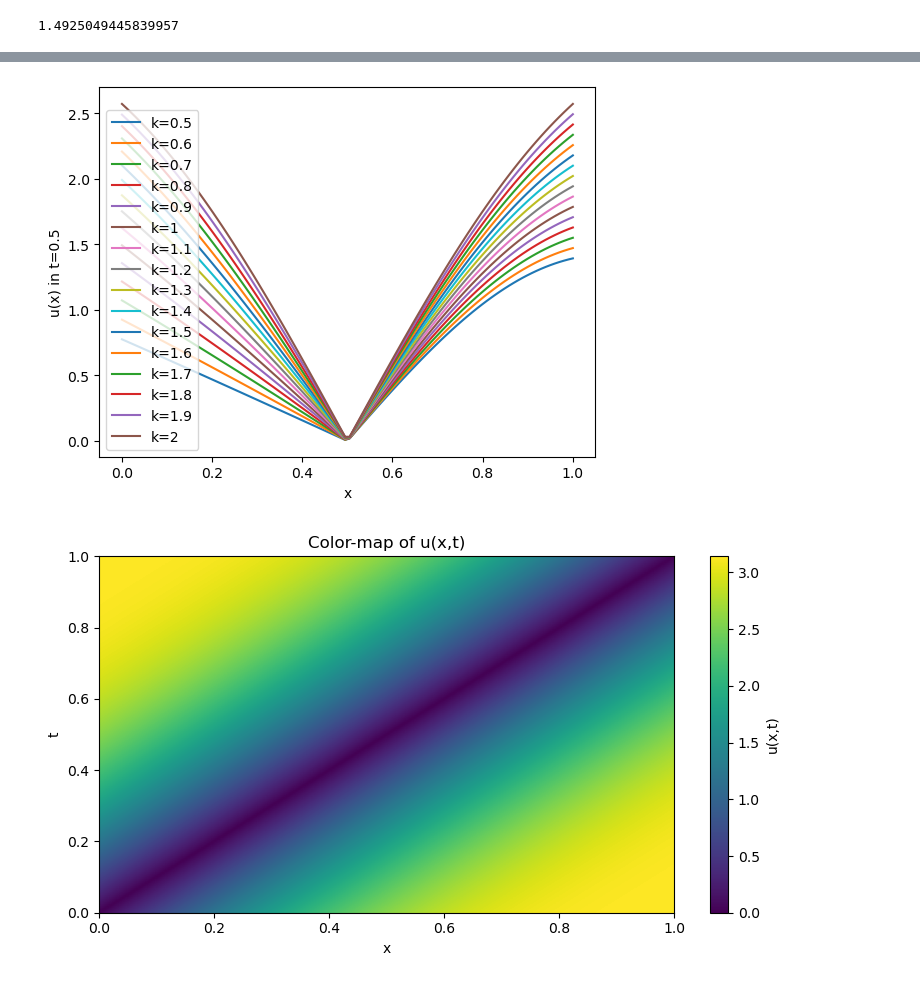
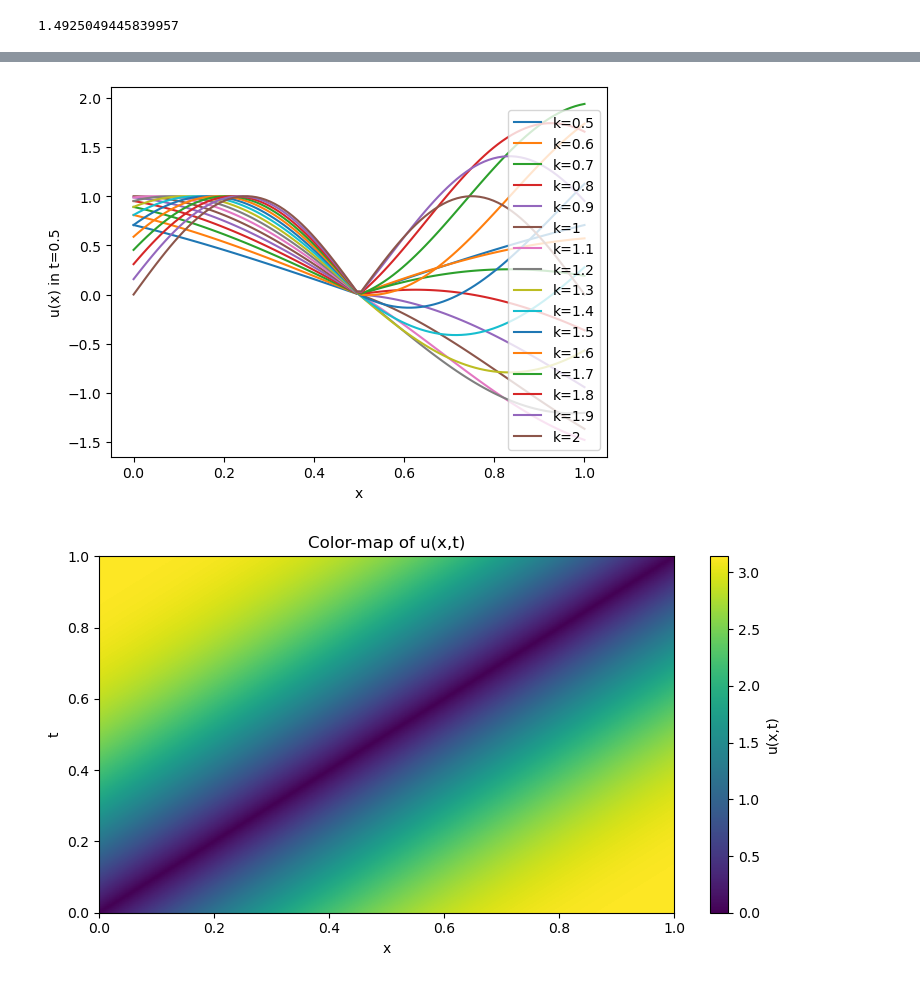
Before and after one commit to olcruzgonzalez/linear_advection_1D1d, a Jupyter notebook: generate_dataset/inspection.ipynb, the cells around one changed output, grey strips where cells are left out. Drawn from its saved outputs; the diff is of its cells as text; code cells hidden in the pictures.

```diff
--- a/generate_dataset/inspection.ipynb
+++ b/generate_dataset/inspection.ipynb
@@ -37,11 +62,12 @@ k = np.array(k_list)[None, :]
 t = 0 # position of the boundary
 c = 1
 x = np.linspace(0,1,100)[:,None]
-f =  f_ic(x - c*t, k)
 fig,ax = plt.subplots()
-for idx,i in enumerate(k_list):
-    # ax.plot(x,f,label=f'k={i}')
-    ax.plot(x,f[:,idx],label=f'k={i}')
+for idx,k_i in enumerate(k_list):
+    phi_i = calculate_phi(k_i)
+    f =  f_ic(x - c*t, k_i, phi_i)
+    ax.plot(x,f,label=f'k={k_i}')
+    # ax.plot(x,f[:,idx],label=f'k={k_i}')
 ax.set_xlabel('x')
 ax.set_ylabel('f(x) in t=0')
 ax.legend()
@@ -69,20 +95,22 @@ plt.show()
 # %%
 # Closed form solution
 k_list = [0.5,0.6,0.7,0.8,0.9,1,1.1,1.2,1.3,1.4,1.5,1.6,1.7,1.8,1.9,2]
-k = np.array(k_list)[None, :]
+# k = np.array(k_list)[None, :]
 t = 0.5
 c = 1
 x = np.linspace(0,1,100)[:,None]
-u =  u_close_form(x, t, c, k)
 fig,ax = plt.subplots()
-for idx,i in enumerate(k_list):
-    ax.plot(x,u[:,idx],label=f'k={i}')
+for idx,k_i in enumerate(k_list):
+    phi_i = calculate_phi(k_i)
+    u =  u_close_form(x, t, c, k_i, phi_i)
+    ax.plot(x,u,label=f'k={k_i}')
+    # ax.plot(x,u[:,idx],label=f'k={k_i}')
 ax.set_xlabel('x')
 ax.set_ylabel(f'u(x) in t={t}')
 ax.legend()
 plt.show()
 # %% [output]
-[figure, old version]
+[figure, new version]
 # %%
 # Parameters for the closed-form solution
 c = 1       # advection speed
```
Also changed, not shown: parts of 3 cells of this notebook, 2 other files.
